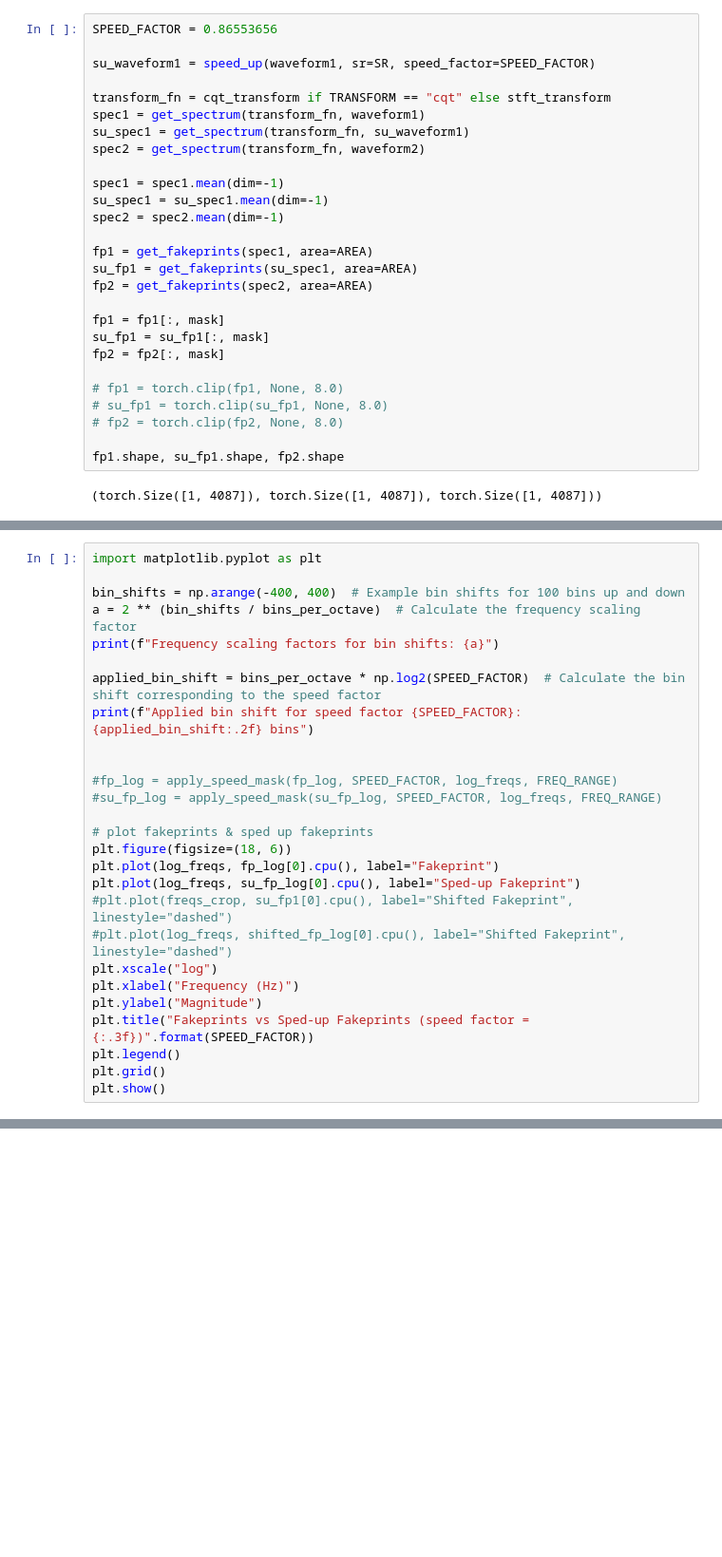
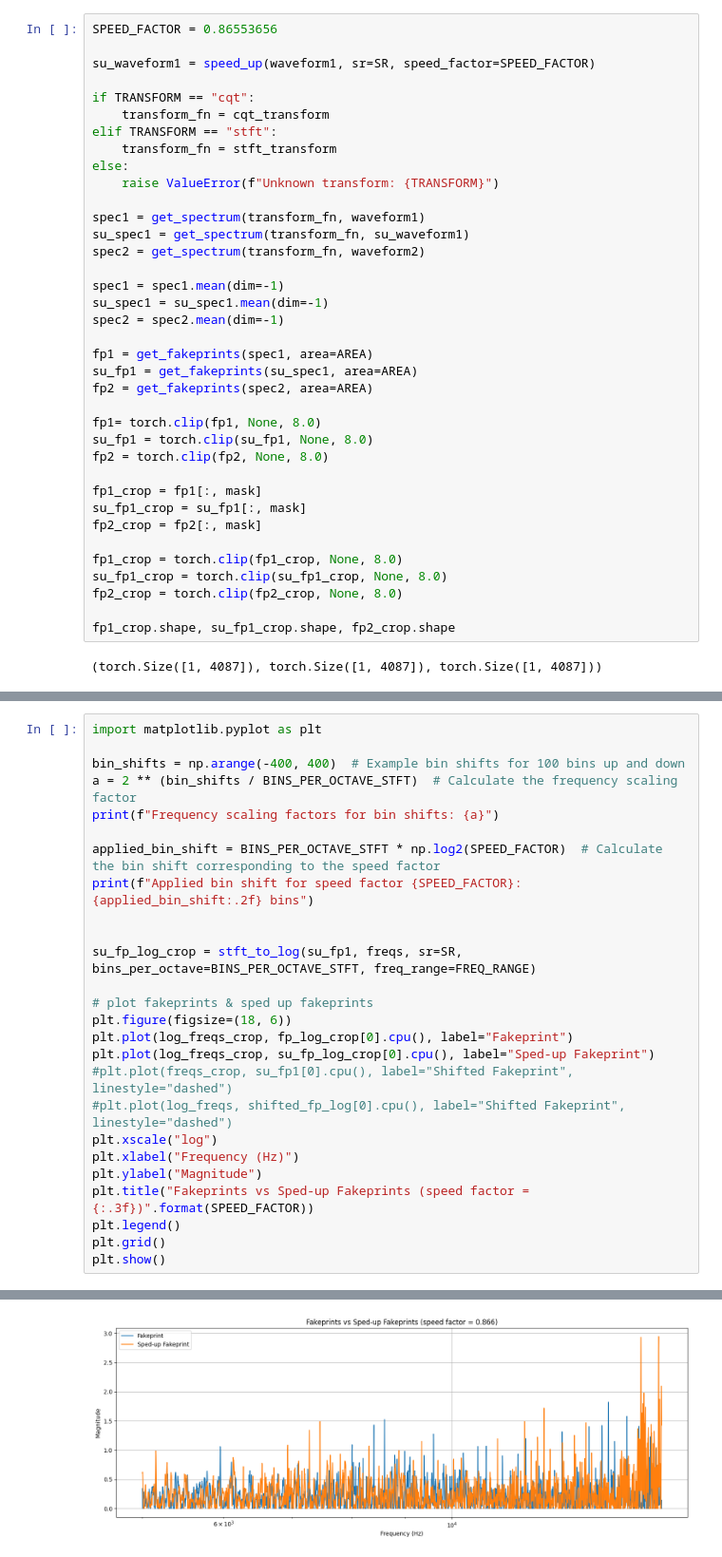
Before and after one commit to thomas0barand/robust-deepfake-detector, a Jupyter notebook: show_lag.ipynb, the cells around one changed output, grey strips where cells are left out. Shown at 95% size. Cells and saved outputs as stored; diff of their text form; blank space fills up the shorter version.

```diff
--- a/show_lag.ipynb
+++ b/show_lag.ipynb
@@ -78,7 +101,13 @@ SPEED_FACTOR = 0.86553656
 
 su_waveform1 = speed_up(waveform1, sr=SR, speed_factor=SPEED_FACTOR)
 
-transform_fn = cqt_transform if TRANSFORM == "cqt" else stft_transform
+if TRANSFORM == "cqt":
+    transform_fn = cqt_transform
+elif TRANSFORM == "stft":
+    transform_fn = stft_transform
+else:
+    raise ValueError(f"Unknown transform: {TRANSFORM}")
+
 spec1 = get_spectrum(transform_fn, waveform1)
 su_spec1 = get_spectrum(transform_fn, su_waveform1)
 spec2 = get_spectrum(transform_fn, waveform2)
@@ -91,15 +120,19 @@ fp1 = get_fakeprints(spec1, area=AREA)
 su_fp1 = get_fakeprints(su_spec1, area=AREA)
 fp2 = get_fakeprints(spec2, area=AREA)
 
-fp1 = fp1[:, mask]
-su_fp1 = su_fp1[:, mask]
-fp2 = fp2[:, mask]
+fp1= torch.clip(fp1, None, 8.0)
+su_fp1 = torch.clip(su_fp1, None, 8.0)
+fp2 = torch.clip(fp2, None, 8.0)
 
-# fp1 = torch.clip(fp1, None, 8.0)
-# su_fp1 = torch.clip(su_fp1, None, 8.0)
-# fp2 = torch.clip(fp2, None, 8.0)
+fp1_crop = fp1[:, mask]
+su_fp1_crop = su_fp1[:, mask]
+fp2_crop = fp2[:, mask]
 
-fp1.shape, su_fp1.shape, fp2.shape
+fp1_crop = torch.clip(fp1_crop, None, 8.0)
+su_fp1_crop = torch.clip(su_fp1_crop, None, 8.0)
+fp2_crop = torch.clip(fp2_crop, None, 8.0)
+
+fp1_crop.shape, su_fp1_crop.shape, fp2_crop.shape
 # %% [output]
 (torch.Size([1, 4087]), torch.Size([1, 4087]), torch.Size([1, 4087]))
 # %%
@@ -204,20 +207,19 @@ def apply_speed_mask(fp, speed_factor, freqs_log, freq_range):
 import matplotlib.pyplot as plt
 
 bin_shifts = np.arange(-400, 400)  # Example bin shifts for 100 bins up and down
-a = 2 ** (bin_shifts / bins_per_octave)  # Calculate the frequency scaling factor
+a = 2 ** (bin_shifts / BINS_PER_OCTAVE_STFT)  # Calculate the frequency scaling factor
 print(f"Frequency scaling factors for bin shifts: {a}")
 
-applied_bin_shift = bins_per_octave * np.log2(SPEED_FACTOR)  # Calculate the bin shift corresponding to the speed factor
+applied_bin_shift = BINS_PER_OCTAVE_STFT * np.log2(SPEED_FACTOR)  # Calculate the bin shift corresponding to the speed factor
 print(f"Applied bin shift for speed factor {SPEED_FACTOR}: {applied_bin_shift:.2f} bins")
 
 
-#fp_log = apply_speed_mask(fp_log, SPEED_FACTOR, log_freqs, FREQ_RANGE)
-#su_fp_log = apply_speed_mask(su_fp_log, SPEED_FACTOR, log_freqs, FREQ_RANGE)
+su_fp_log_crop = stft_to_log(su_fp1, freqs, sr=SR, bins_per_octave=BINS_PER_OCTAVE_STFT, freq_range=FREQ_RANGE)
 
 # plot fakeprints & sped up fakeprints
 plt.figure(figsize=(18, 6))
-plt.plot(log_freqs, fp_log[0].cpu(), label="Fakeprint")
-plt.plot(log_freqs, su_fp_log[0].cpu(), label="Sped-up Fakeprint")
+plt.plot(log_freqs_crop, fp_log_crop[0].cpu(), label="Fakeprint")
+plt.plot(log_freqs_crop, su_fp_log_crop[0].cpu(), label="Sped-up Fakeprint")
 #plt.plot(freqs_crop, su_fp1[0].cpu(), label="Shifted Fakeprint", linestyle="dashed")
 #plt.plot(log_freqs, shifted_fp_log[0].cpu(), label="Shifted Fakeprint", linestyle="dashed")
 plt.xscale("log")
@@ -227,3 +229,4 @@ plt.title("Fakeprints vs Sped-up Fakeprints (speed factor = {:.3f})".format(SPEE
 plt.legend()
 plt.grid()
 plt.show()
+# %% [output]
@@ -230 +250,2 @@ plt.show()
+[figure, added]
 # %%
```
Also changed, not shown: parts of 5 cells of this notebook, 12 other files.
